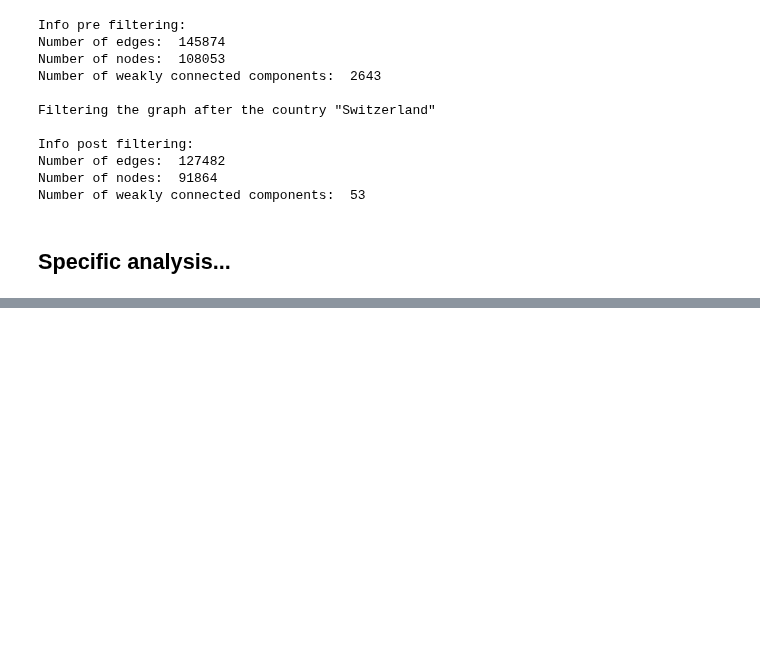
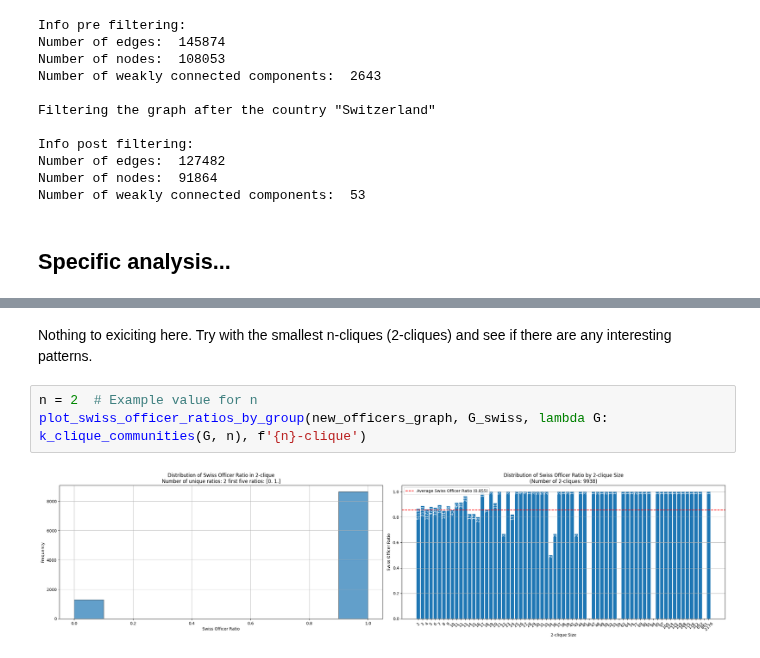
Before and after one commit to gabrieltorresgamez/fhnw-san-project, a Jupyter notebook: 99-Swiss officer ratios.ipynb, the cells around one changed output, grey strips where cells are left out. Drawn from its saved outputs; the diff is of its cells as text; blank space fills up the shorter version.

```diff
--- a/99-Swiss officer ratios.ipynb
+++ b/99-Swiss officer ratios.ipynb
@@ -253,0 +258,7 @@ So entities don't connect officers in a way to create multinational cliques.
+# %% [markdown]
+Nothing to exiciting here. Try with the smallest n-cliques (2-cliques) and see if there are any interesting patterns.
+# %%
+n = 2  # Example value for n
+plot_swiss_officer_ratios_by_group(new_officers_graph, G_swiss, lambda G: k_clique_communities(G, n), f'{n}-clique')
+# %% [output]
+[figure, added]
```
Also changed, not shown: parts of 14 cells of this notebook.
